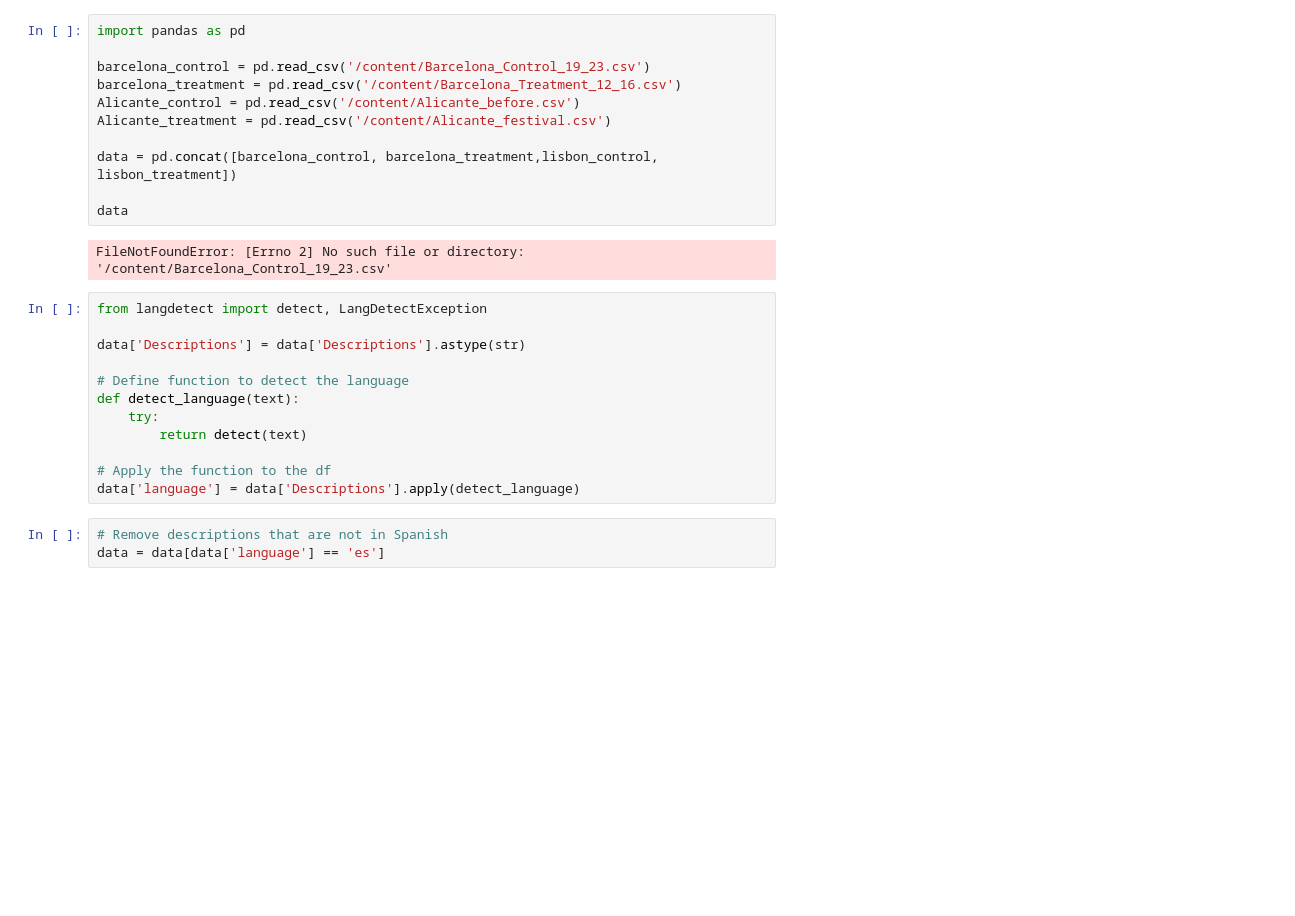
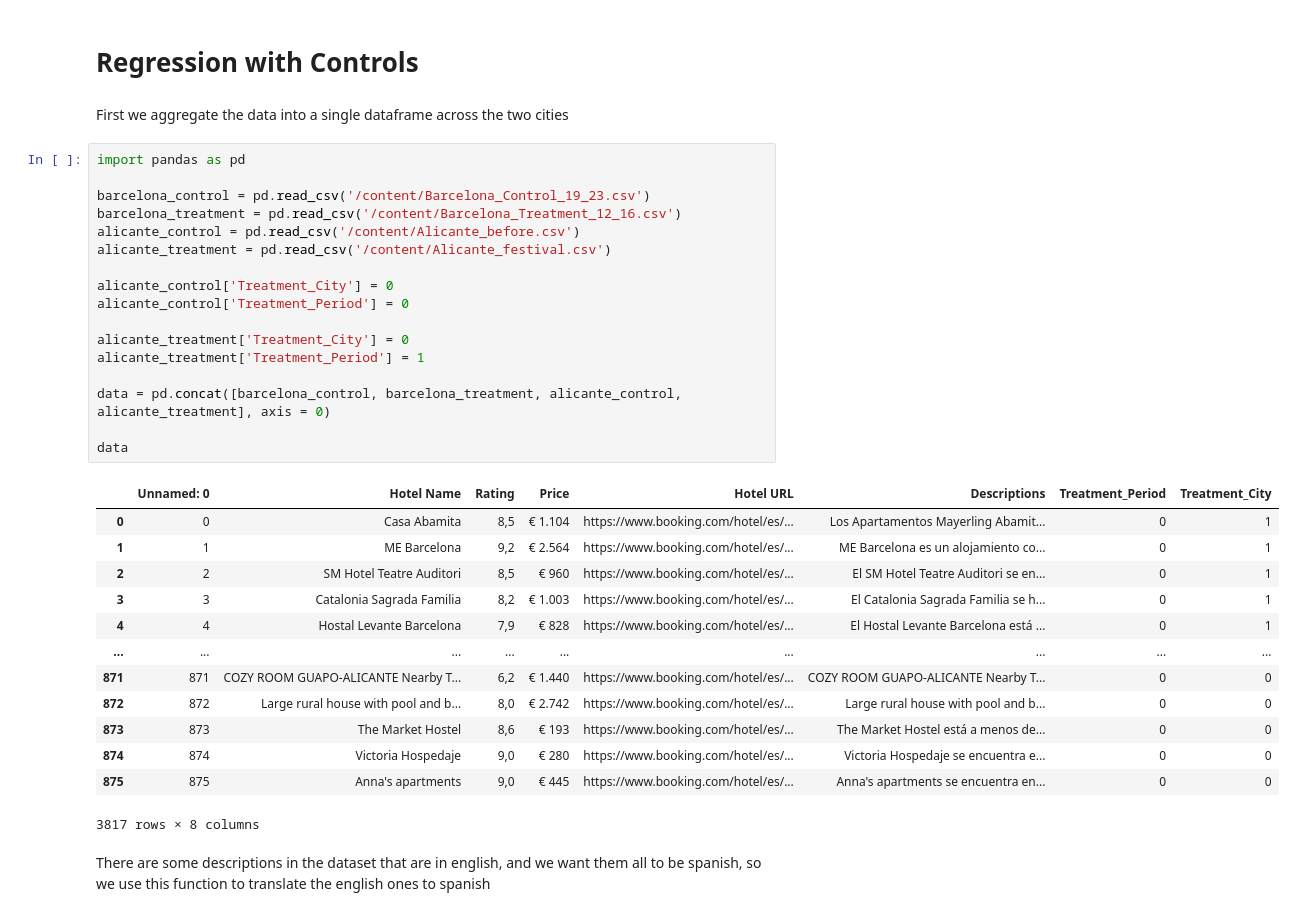
Before and after one commit to HarryMorley/hello-world, a Jupyter notebook: NLP_1_Feature_Extraction.ipynb, the cells around one changed output. Cells and saved outputs as stored; diff of their text form; blank space fills up the shorter version.

```diff
--- a/NLP_1_Feature_Extraction.ipynb
+++ b/NLP_1_Feature_Extraction.ipynb
@@ -1,30 +1,39 @@
 # %% [markdown]
 <a href="https://colab.research.google.com/github/HarryMorley/hello-world/blob/main/NLP_1_Feature_Extraction.ipynb" target="_parent"><img src="https://colab.research.google.com/assets/colab-badge.svg" alt="Open In Colab"/></a>
+# %% [markdown]
+# Regression with Controls
+# %% [markdown]
+First we aggregate the data into a single dataframe across the two cities
 # %%
 import pandas as pd
 
 barcelona_control = pd.read_csv('/content/Barcelona_Control_19_23.csv')
 barcelona_treatment = pd.read_csv('/content/Barcelona_Treatment_12_16.csv')
-Alicante_control = pd.read_csv('/content/Alicante_before.csv')
-Alicante_treatment = pd.read_csv('/content/Alicante_festival.csv')
+alicante_control = pd.read_csv('/content/Alicante_before.csv')
+alicante_treatment = pd.read_csv('/content/Alicante_festival.csv')
 
-data = pd.concat([barcelona_control, barcelona_treatment,lisbon_control, lisbon_treatment])
+alicante_control['Treatment_City'] = 0
+alicante_control['Treatment_Period'] = 0
+
+alicante_treatment['Treatment_City'] = 0
+alicante_treatment['Treatment_Period'] = 1
+
+data = pd.concat([barcelona_control, barcelona_treatment, alicante_control, alicante_treatment], axis = 0)
 
 data
 # %% [output]
+|  | Unnamed: 0 | Hotel Name | Rating | Price | Hotel URL | Descriptions | Treatment_Period | Treatment_City |
+| 0 | 0 | Casa Abamita | 8,5 | € 1.104 | https://www.booking.com/hotel/es/... | Los Apartamentos Mayerling Abamit... | 0 | 1 |
+| 1 | 1 | ME Barcelona | 9,2 | € 2.564 | https://www.booking.com/hotel/es/... | ME Barcelona es un alojamiento co... | 0 | 1 |
+| 2 | 2 | SM Hotel Teatre Auditori | 8,5 | € 960 | https://www.booking.com/hotel/es/... | El SM Hotel Teatre Auditori se en... | 0 | 1 |
+| 3 | 3 | Catalonia Sagrada Familia | 8,2 | € 1.003 | https://www.booking.com/hotel/es/... | El Catalonia Sagrada Familia se h... | 0 | 1 |
+| 4 | 4 | Hostal Levante Barcelona | 7,9 | € 828 | https://www.booking.com/hotel/es/... | El Hostal Levante Barcelona está ... | 0 | 1 |
+| ... | ... | ... | ... | ... | ... | ... | ... | ... |
+| 871 | 871 | COZY ROOM GUAPO-ALICANTE Nearby T... | 6,2 | € 1.440 | https://www.booking.com/hotel/es/... | COZY ROOM GUAPO-ALICANTE Nearby T... | 0 | 0 |
+| 872 | 872 | Large rural house with pool and b... | 8,0 | € 2.742 | https://www.booking.com/hotel/es/... | Large rural house with pool and b... | 0 | 0 |
+| 873 | 873 | The Market Hostel | 8,6 | € 193 | https://www.booking.com/hotel/es/... | The Market Hostel está a menos de... | 0 | 0 |
+| 874 | 874 | Victoria Hospedaje | 9,0 | € 280 | https://www.booking.com/hotel/es/... | Victoria Hospedaje se encuentra e... | 0 | 0 |
+| 875 | 875 | Anna's apartments | 9,0 | € 445 | https://www.booking.com/hotel/es/... | Anna's apartments se encuentra en... | 0 | 0 |
-FileNotFoundError: [Errno 2] No such file or directory: '/content/Barcelona_Control_19_23.csv'
+3817 rows × 8 columns
-# %%
-from langdetect import detect, LangDetectException
-
-data['Descriptions'] = data['Descriptions'].astype(str)
-
-# Define function to detect the language
-def detect_language(text):
-    try:
-        return detect(text)
-
-# Apply the function to the df
-data['language'] = data['Descriptions'].apply(detect_language)
-# %%
-# Remove descriptions that are not in Spanish
-data = data[data['language'] == 'es']
+# %% [markdown]
+There are some descriptions in the dataset that are in english, and we want them all to be spanish, so we use this function to translate the english ones to spanish
```
Also changed, not shown: parts of 36 cells of this notebook.
